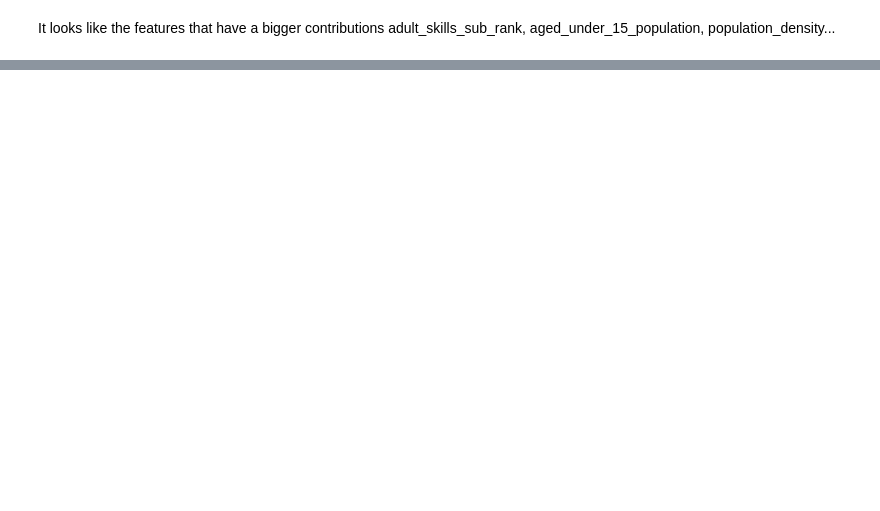
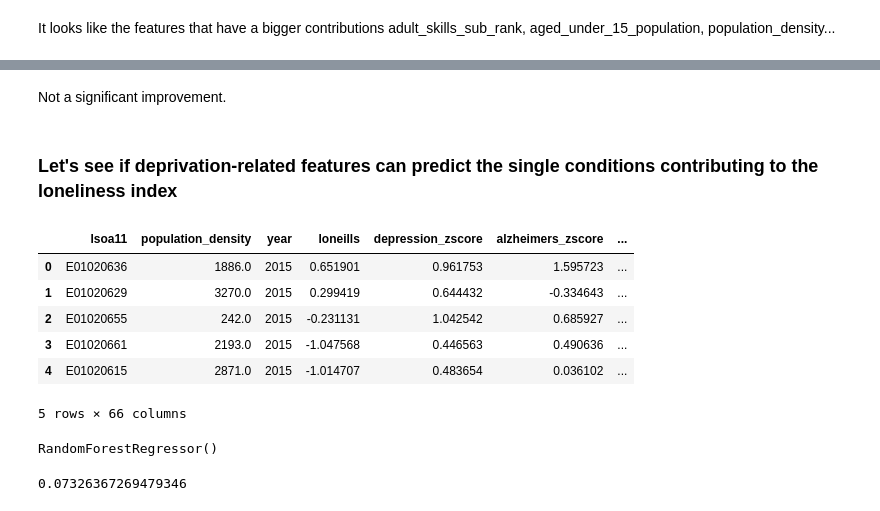
Before and after one commit to TamsinHu/Loneliness_study, a Jupyter notebook: random_forest.ipynb, the cells around one changed output, grey strips where cells are left out. Cells and saved outputs as stored; diff of their text form; code cells hidden in the pictures; blank space fills up the shorter version.

```diff
--- a/random_forest.ipynb
+++ b/random_forest.ipynb
@@ -80,0 +164,17 @@ plt.xticks(range(len(importance)), features, rotation=90);
+# %% [markdown]
+Not a significant improvement.
+# %% [markdown]
+### Let's see if deprivation-related features can predict the single conditions contributing to the loneliness index
+# %%
+data_individual = pd.read_csv('england/with_density.csv')
+data_individual['population_density'] = data_individual['population_density'].str.replace(',', '').astype('float32')
+
+data_individual.head()
+# %% [output]
+|  | lsoa11 | population_density | year | loneills | depression_zscore | alzheimers_zscore | ... |
+| 0 | E01020636 | 1886.0 | 2015 | 0.651901 | 0.961753 | 1.595723 | ... |
+| 1 | E01020629 | 3270.0 | 2015 | 0.299419 | 0.644432 | -0.334643 | ... |
+| 2 | E01020655 | 242.0 | 2015 | -0.231131 | 1.042542 | 0.685927 | ... |
+| 3 | E01020661 | 2193.0 | 2015 | -1.047568 | 0.446563 | 0.490636 | ... |
+| 4 | E01020615 | 2871.0 | 2015 | -1.014707 | 0.483654 | 0.036102 | ... |
+5 rows × 66 columns
@@ -80,0 +195,9 @@ plt.xticks(range(len(importance)), features, rotation=90);
+# %%
+per_condition_model.fit(x_train,y_train)
+# %% [output]
+RandomForestRegressor()
+# %%
+
+per_condition_model.score(x_test, y_test)
+# %% [output]
+0.07326367269479346
```
Also changed, not shown: parts of 22 cells of this notebook.
